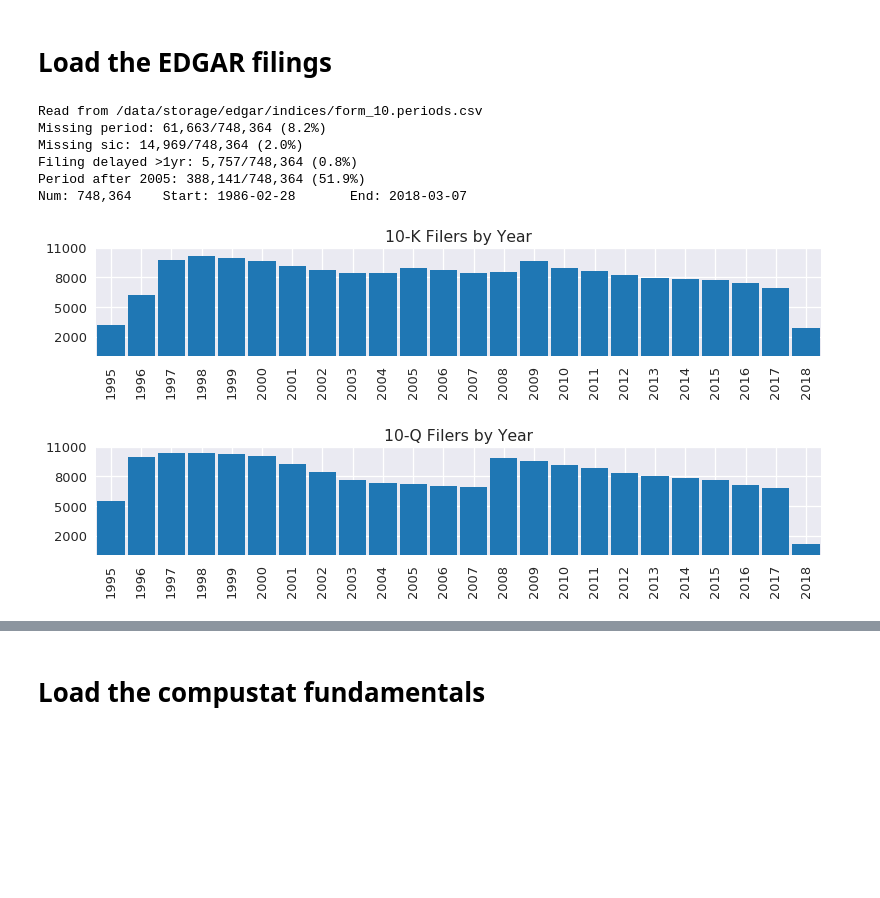
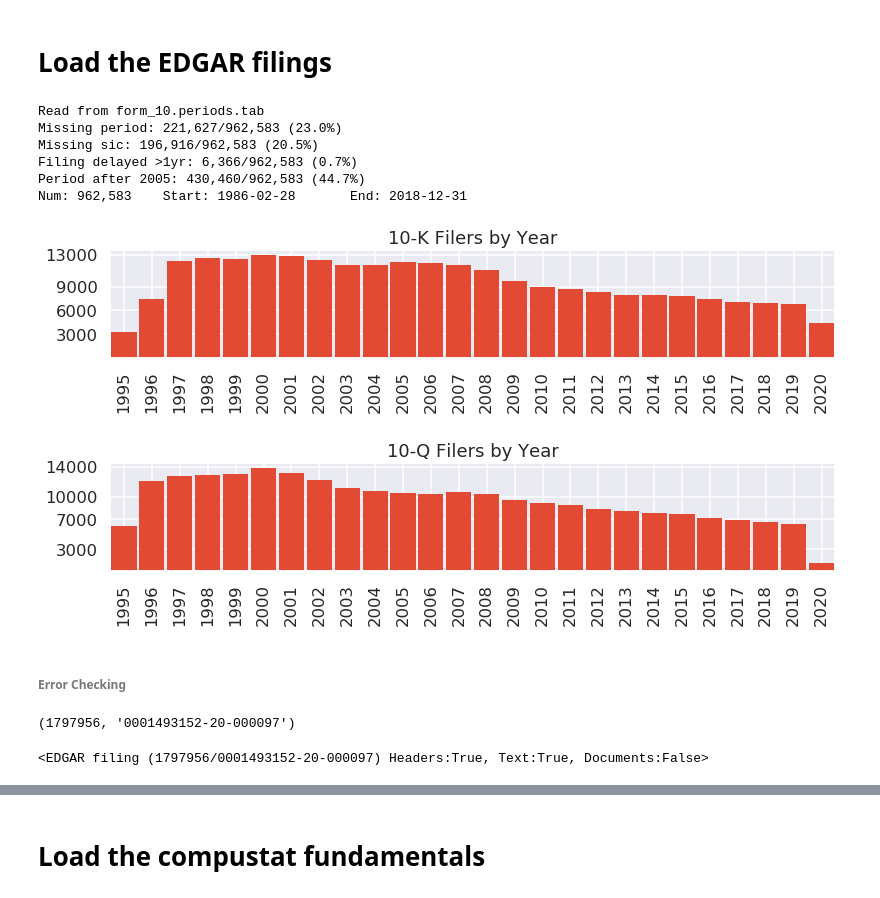
Before and after one commit to gaulinmp/data, a Jupyter notebook: edgar/EDGAR_Compustat_CRSP_link.ipynb, the cells around one changed output, grey strips where cells are left out. Cells and saved outputs as stored; diff of their text form; code cells hidden in the pictures; blank space fills up the shorter version.

Commit message:
Update EDGAR link file

```diff
--- a/edgar/EDGAR_Compustat_CRSP_link.ipynb
+++ b/edgar/EDGAR_Compustat_CRSP_link.ipynb
@@ -27,19 +97,17 @@ def intornan(val):
 # Load the EDGAR filings
 # %%
 if "Load Filings from EDGAR: df_edgar":
-    all_ciks = pd.read_csv(os.path.join(IDX_ROOT, 'all_filings.tab'), sep='\t', usecols=['CIK', ]).CIK.unique()
-    df_edgar = pd.concat([pd.read_csv(os.path.join(IDX_ROOT, 'form_10-K.tab'), sep='\t'),
-                          pd.read_csv(os.path.join(IDX_ROOT, 'form_10-Q.tab'), sep='\t')])
-    df_edgar = (df_edgar[~df_edgar['Form Type'].str.contains('/A')]
-                        .sort_values(['CIK', 'Date Filed'])
+#     all_ciks = pd.read_csv(os.path.join(IDX_ROOT, 'all_filings.tab'), sep='\t', usecols=['CIK', ]).CIK.unique()
+    df_edgar = pd.concat([EDGARIndex()['10-K'], EDGARIndex()['10-Q']])
+    all_ciks = df_edgar.cik.unique()
+    df_edgar = (df_edgar[~df_edgar['form'].str.contains('/A')]
+                        .sort_values(['cik', 'filedate'])
                         .reset_index(drop=True))
-    df_edgar.columns = 'cik name form filedate accession'.split()
-    df_edgar['filedate'] = pd.to_datetime(df_edgar.filedate)
     df_edgar['K'] = df_edgar.form.str.contains('K')
 
     # Now add in the periods from previous scrapes
-    df_period = pd.read_csv(os.path.join(IDX_ROOT, 'form_10.periods.csv'))
-    print("Read from", os.path.join(IDX_ROOT, 'form_10.periods.csv'))
+    df_period = EDGARIndex()['10.periods']
+    print("Read from", [x for x in EDGARIndex().indices if 'form_10.periods.tab' in x][0])
     for c in 'filedate period'.split():
         df_period[c] = pd.to_datetime(df_period[c])
 
@@ -47,39 +115,39 @@ if "Load Filings from EDGAR: df_edgar":
                               how='left', suffixes=('', '_period'))
     for c in df_edgar.columns:
         if re.search(r'_period$', c):
             del df_edgar[c]
 
     # Output some stats.
     _tot = _tot_df_edgar = len(df_edgar)
     print("Missing period: {:,d}/{:,d} ({:.1f}%)".format(
           len(df_edgar[df_edgar.period.isnull()]), _tot,
           100.*len(df_edgar[df_edgar.period.isnull()])/_tot))
     print("Missing sic: {:,d}/{:,d} ({:.1f}%)".format(
           len(df_edgar[df_edgar.sic.isnull()]), _tot,
           100.*len(df_edgar[df_edgar.sic.isnull()])/_tot))
     print("Filing delayed >1yr: {:,d}/{:,d} ({:.1f}%)".format(
           len(df_edgar[(df_edgar.filedate - df_edgar.period)/TD_DAY > 365]), _tot,
           100.*len(df_edgar[(df_edgar.filedate - df_edgar.period)/TD_DAY > 365])/_tot))
 
     _n = len(df_edgar[df_edgar.period > dt.datetime(2005, 1, 1)])
     print("Period after 2005: {:,d}/{:,d} ({:.1f}%)".format(_n, _tot, _n/_tot*100))
     print("Num: {:,}\tStart: {:%Y-%m-%d}\tEnd: {:%Y-%m-%d}".format(
           len(df_edgar), df_edgar.period.min(), df_edgar.period.max(), ))
 
     _d = df_edgar['cik filedate form'.split()].copy()
     _d['yr'] = _d.filedate.dt.year
     timehist(_d[_d.form.str.contains('K')].drop_duplicates('cik yr'.split()).filedate)
     plt.title("10-K Filers by Year")
     timehist(_d[_d.form.str.contains('Q')].drop_duplicates('cik yr'.split()).filedate)
     plt.title("10-Q Filers by Year")
     del _d
 # %% [output]
-Read from /data/storage/edgar/indices/form_10.periods.csv
-Missing period: 61,663/748,364 (8.2%)
-Missing sic: 14,969/748,364 (2.0%)
-Filing delayed >1yr: 5,757/748,364 (0.8%)
-Period after 2005: 388,141/748,364 (51.9%)
-Num: 748,364    Start: 1986-02-28       End: 2018-03-07
+Read from form_10.periods.tab
+Missing period: 221,627/962,583 (23.0%)
+Missing sic: 196,916/962,583 (20.5%)
+Filing delayed >1yr: 6,366/962,583 (0.7%)
+Period after 2005: 430,460/962,583 (44.7%)
+Num: 962,583    Start: 1986-02-28       End: 2018-12-31
-[figure, old version]
+[figure, new version]
-[figure, old version]
+[figure, new version]
 # %%
@@ -169,2 +219,12 @@ if not "Overwrite main periods file":
     import shutil
     shutil.copy2(os.path.join(IDX_ROOT, _fnam), os.path.join(IDX_ROOT, _fnam_master))
+# %% [markdown]
+###### Error Checking
+# %%
+row.cik, row.accession
+# %% [output]
+(1797956, '0001493152-20-000097')
+# %%
+filing
+# %% [output]
+<EDGAR filing (1797956/0001493152-20-000097) Headers:True, Text:True, Documents:False>
```
Also changed, not shown: parts of 24 cells of this notebook.
